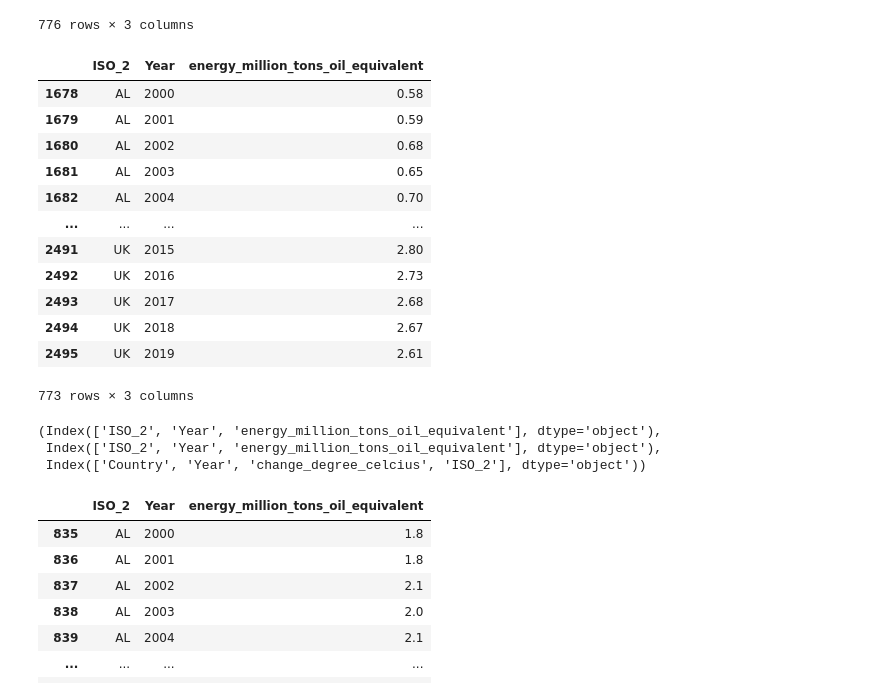
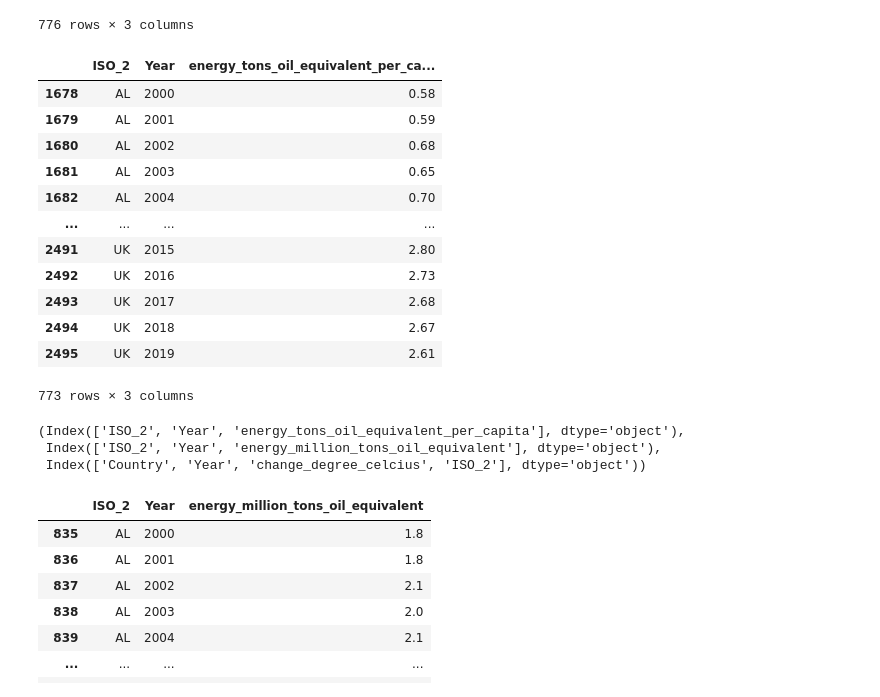
Before and after one commit to dennismstfc/FAU-MADE-project, a Jupyter notebook: project/data_exploration.ipynb, the cells around one changed output. Cells and saved outputs as stored; diff of their text form; code cells hidden in the pictures.

```diff
--- a/project/data_exploration.ipynb
+++ b/project/data_exploration.ipynb
@@ -520,10 +520,10 @@ mtoe_df
 | 1655 | UK | 2019 | 174.3 |
 776 rows × 3 columns
 # %%
-toe_hab_df = toe_hab_df.rename(columns={"geo": "ISO_2", "TIME_PERIOD": "Year", "OBS_VALUE": "energy_million_tons_oil_equivalent"})
+toe_hab_df = toe_hab_df.rename(columns={"geo": "ISO_2", "TIME_PERIOD": "Year", "OBS_VALUE": "energy_tons_oil_equivalent_per_capita"})
 toe_hab_df
 # %% [output]
-|  | ISO_2 | Year | energy_million_tons_oil_equivalent |
+|  | ISO_2 | Year | energy_tons_oil_equivalent_per_ca... |
 | 1678 | AL | 2000 | 0.58 |
 | 1679 | AL | 2001 | 0.59 |
 | 1680 | AL | 2002 | 0.68 |
@@ -539,7 +539,7 @@ toe_hab_df
 # %%
 toe_hab_df.columns, mtoe_df.columns, climate_change_df.columns
 # %% [output]
-(Index(['ISO_2', 'Year', 'energy_million_tons_oil_equivalent'], dtype='object'),
+(Index(['ISO_2', 'Year', 'energy_tons_oil_equivalent_per_capita'], dtype='object'),
  Index(['ISO_2', 'Year', 'energy_million_tons_oil_equivalent'], dtype='object'),
  Index(['Country', 'Year', 'change_degree_celcius', 'ISO_2'], dtype='object'))
 # %%
```
Also changed, not shown: parts of 9 cells of this notebook, 1 other file.
